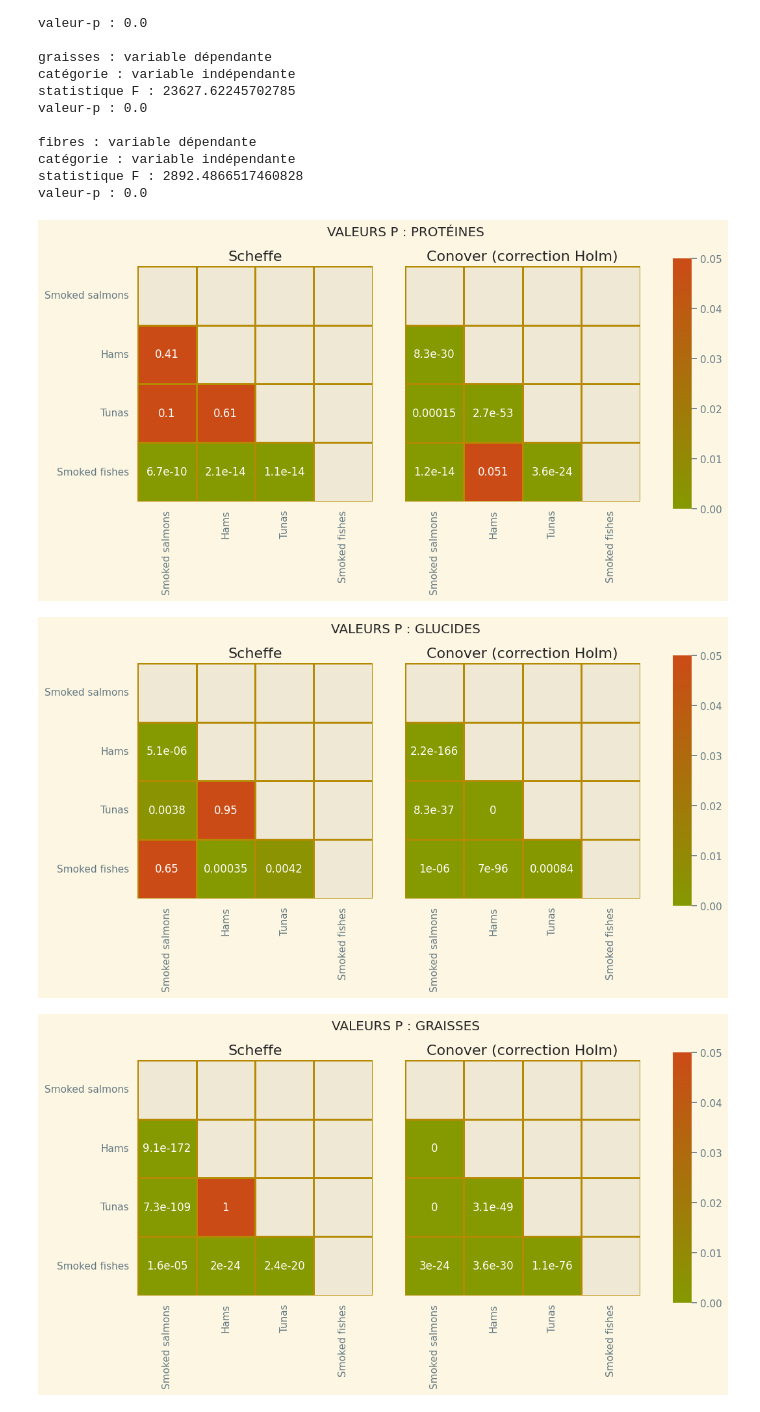
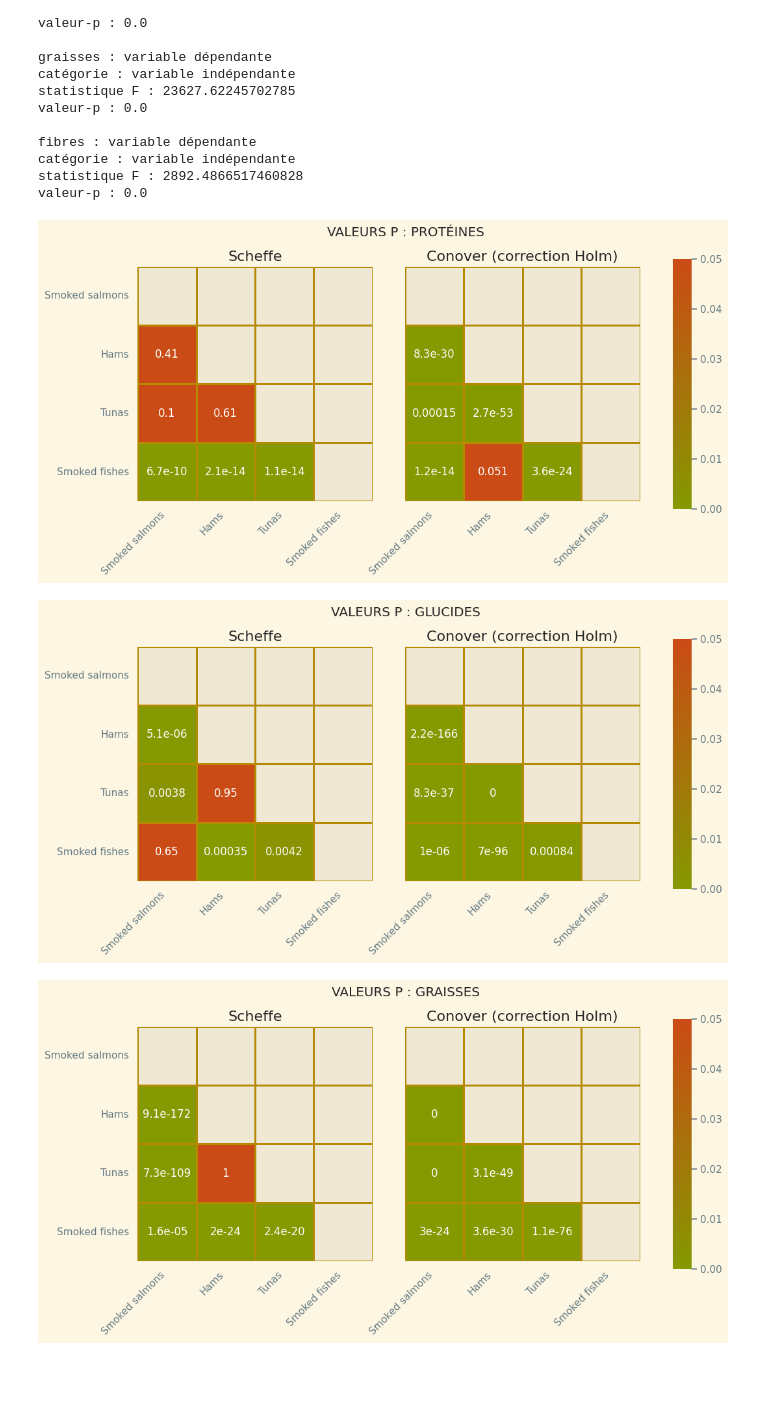
Before and after one commit to gabrielhermel/OC_DS_P3, a Jupyter notebook: Hermel_Gabriel_2_notebook_exploration_092022.ipynb, the cells around one changed output. Saved outputs shown, nothing was run; the diff lists cells and outputs as text; code cells hidden in the pictures; blank space fills up the shorter version.

```diff
--- a/Hermel_Gabriel_2_notebook_exploration_092022.ipynb
+++ b/Hermel_Gabriel_2_notebook_exploration_092022.ipynb
@@ -218,34 +224,34 @@ for macro_col_name in macro_cols_names:
                 linecolor=theme_clrs[3],
                 cbar=False,
                 square=True,
                 mask=mask,
                 ax=ax1,
             )
             ax1.set_title(posthoc[0])
             first_loop = False
         else:
             g2 = sns.heatmap(
                 posthoc[1],
                 vmin=0.0,
                 vmax=alpha,
                 cmap=cmap,
                 annot=True,
                 linewidths=1,
                 linecolor=theme_clrs[3],
                 cbar_ax=ax3,
                 square=True,
                 mask=mask,
                 ax=ax2,
             )
             ax2.set_title(posthoc[0])
         plt.suptitle(f"VALEURS P : {macro_col_name[1].upper()}")
 
     for ax in [ax1, ax2]:
-        ax.set_xticklabels(ax.get_xticklabels(), rotation=90)
+        ax.set_xticklabels(ax.get_xticklabels(), rotation=45, horizontalalignment="right")
         ax.set_yticklabels(ax.get_yticklabels(), rotation=0)
     ax2.set_yticklabels([])
     plt.show()
 # %% [output]
-[figure, old version]
+[figure, new version]
-[figure, old version]
+[figure, new version]
-[figure, old version]
+[figure, new version]
```
Also changed, not shown: parts of 6 cells of this notebook.
